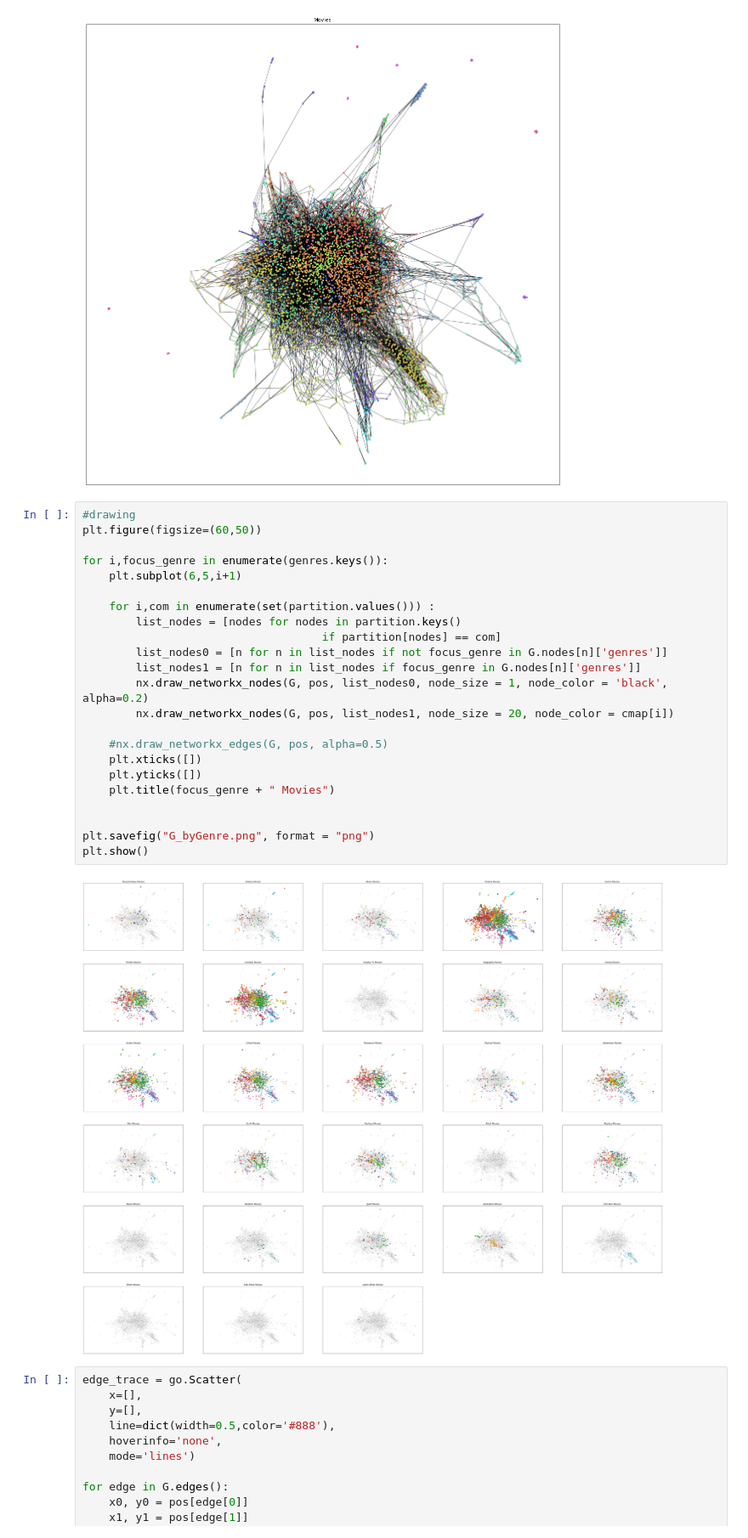
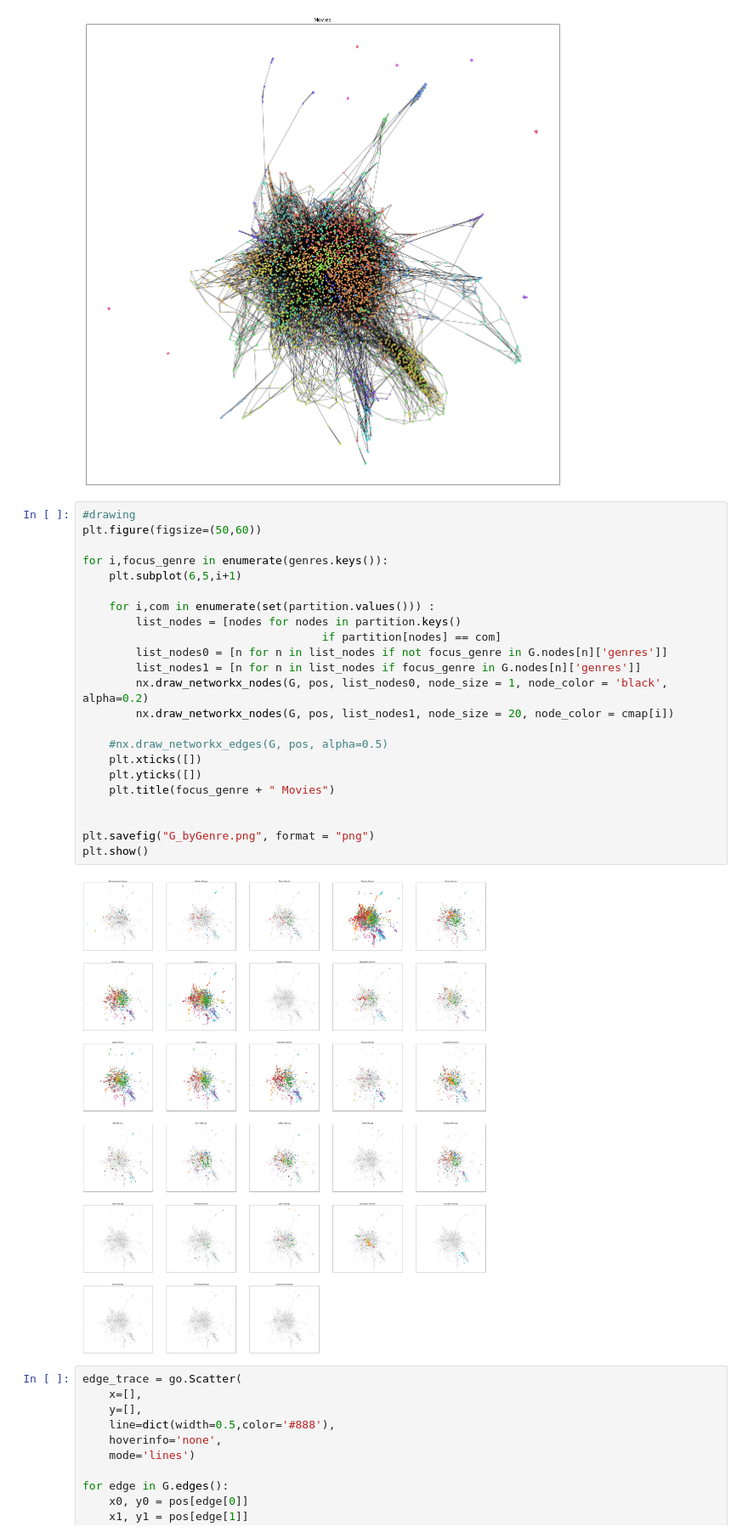
Before and after one commit to ionab10/imdb_network, a Jupyter notebook: CommunityDetection.ipynb, the cells around one changed output. Shown at 85% size. Cells and saved outputs as stored; diff of their text form.

Commit message:
pretty plots

```diff
--- a/CommunityDetection.ipynb
+++ b/CommunityDetection.ipynb
@@ -187,29 +187,29 @@ plt.show()
 [figure]
 # %%
 #drawing
-plt.figure(figsize=(60,50))
+plt.figure(figsize=(50,60))
 
 for i,focus_genre in enumerate(genres.keys()):
     plt.subplot(6,5,i+1)
 
     for i,com in enumerate(set(partition.values())) :
         list_nodes = [nodes for nodes in partition.keys()
                                     if partition[nodes] == com]
         list_nodes0 = [n for n in list_nodes if not focus_genre in G.nodes[n]['genres']]
         list_nodes1 = [n for n in list_nodes if focus_genre in G.nodes[n]['genres']]
         nx.draw_networkx_nodes(G, pos, list_nodes0, node_size = 1, node_color = 'black', alpha=0.2)
         nx.draw_networkx_nodes(G, pos, list_nodes1, node_size = 20, node_color = cmap[i])
 
     #nx.draw_networkx_edges(G, pos, alpha=0.5)
     plt.xticks([])
     plt.yticks([])
     plt.title(focus_genre + " Movies")
 
 
 plt.savefig("G_byGenre.png", format = "png")
 plt.show()
 # %% [output]
-[figure, old version]
+[figure, new version]
 # %%
 edge_trace = go.Scatter(
     x=[],
```
Also changed, not shown: 2 other files.
